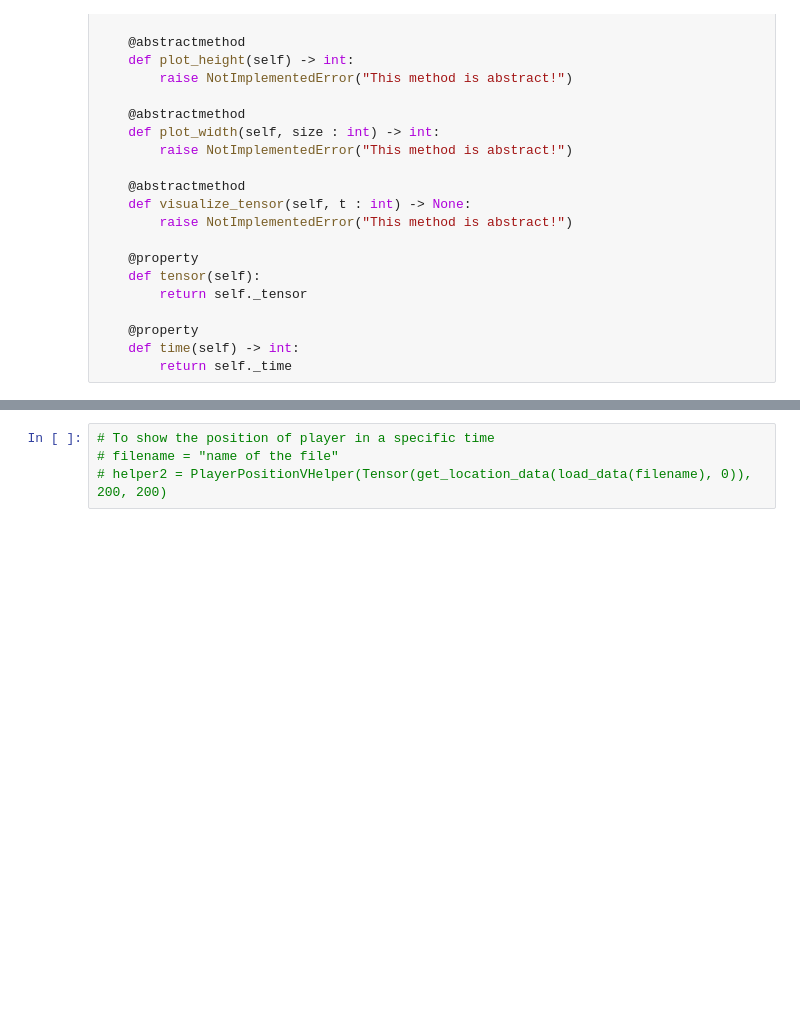
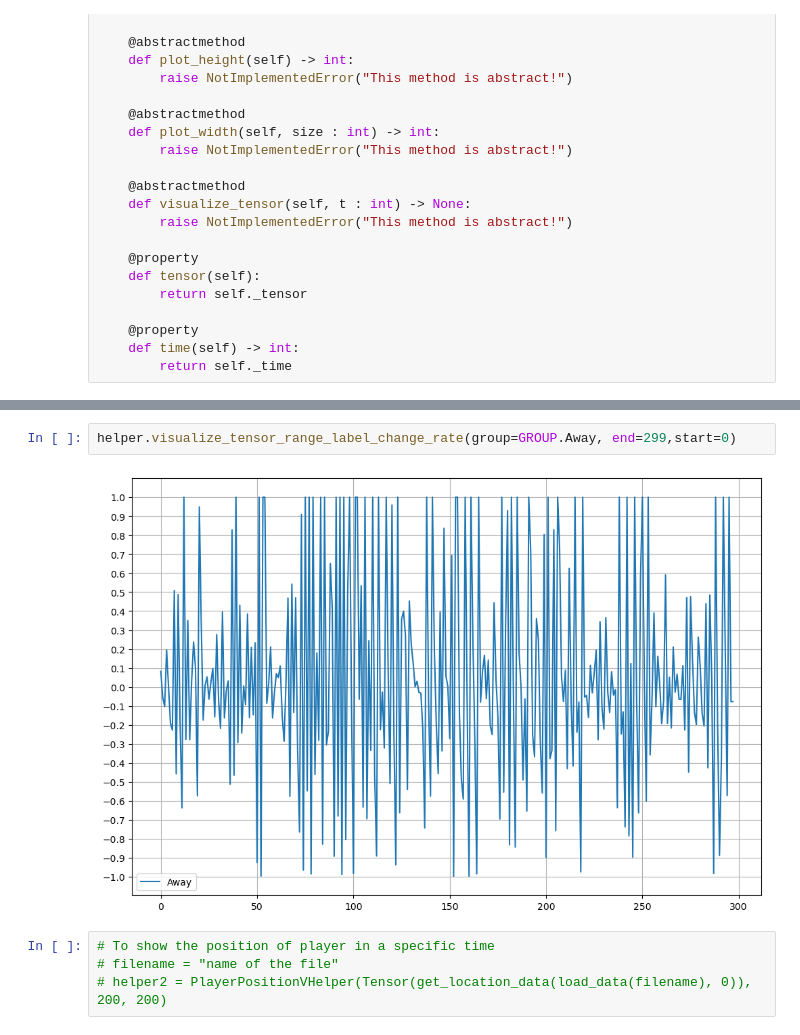
Before and after one commit to Lu-Zetian/gnn-for-goal-prediction, a Jupyter notebook: Visualization.ipynb, the cells around one changed output, grey strips where cells are left out. Saved outputs shown, nothing was run; the diff lists cells and outputs as text; blank space fills up the shorter version.

```diff
--- a/Visualization.ipynb
+++ b/Visualization.ipynb
@@ -156,3 +211,7 @@ helper.visualize_tensor_range_label(end=299,start=0)
+# %%
+helper.visualize_tensor_range_label_change_rate(group=GROUP.Away, end=299,start=0)
+# %% [output]
+[figure, added]
 # %%
 # To show the position of player in a specific time
 # filename = "name of the file"
```
Also changed, not shown: parts of 9 cells of this notebook.
